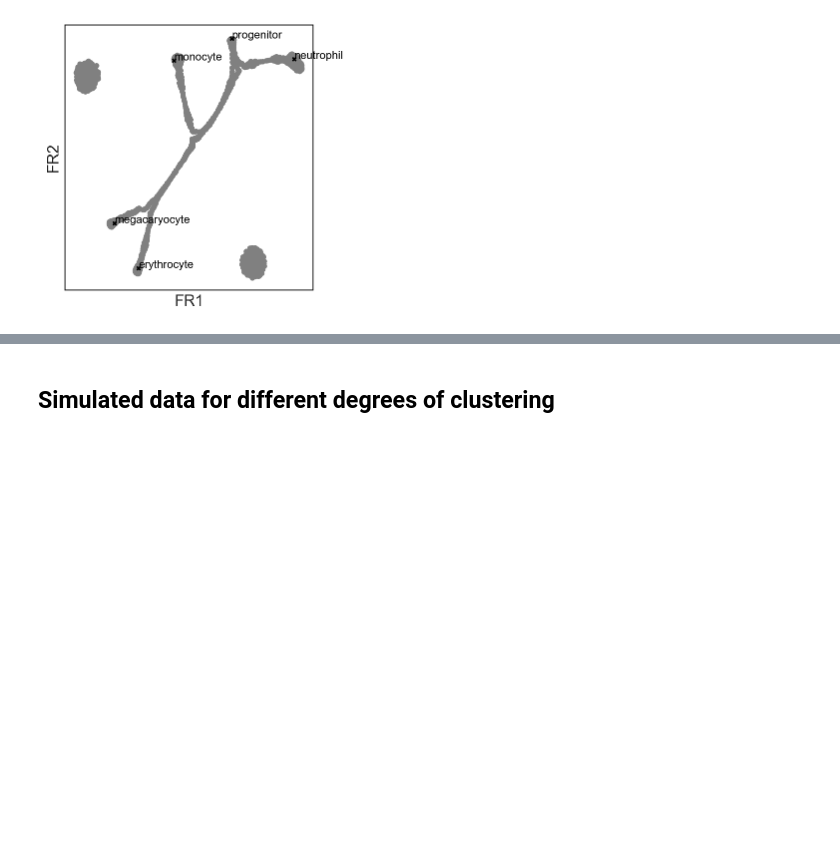
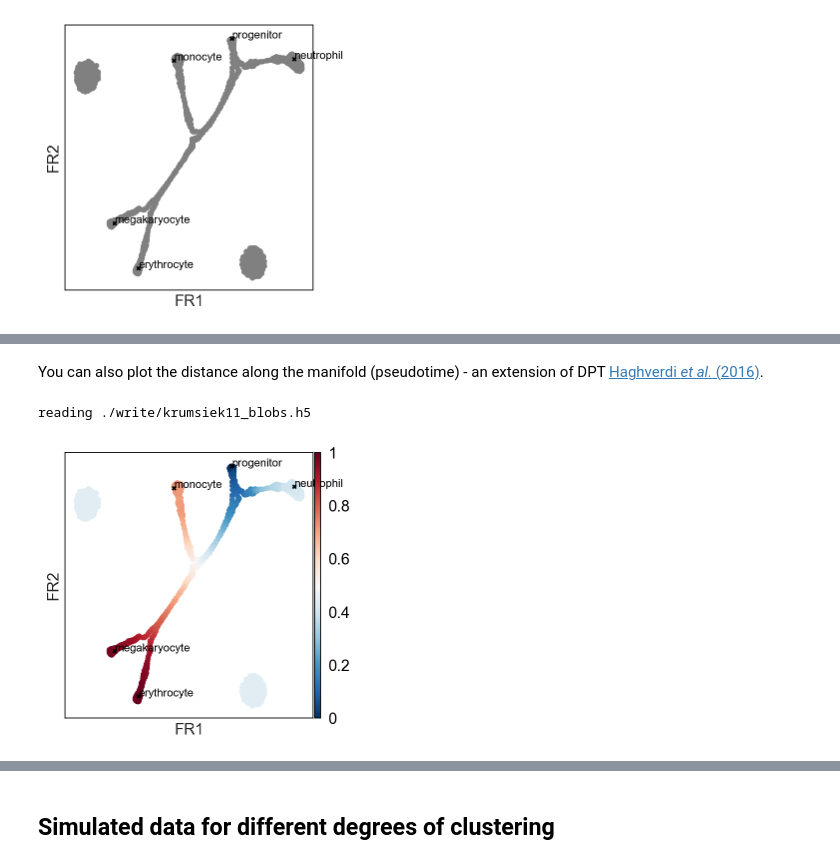
Before and after one commit to theislab/graph_abstraction, a Jupyter notebook: minimal_examples/minimal_examples.ipynb, the cells around one changed output, grey strips where cells are left out. Saved outputs shown, nothing was run; the diff lists cells and outputs as text; code cells hidden in the pictures; blank space fills up the shorter version.

```diff
--- a/minimal_examples/minimal_examples.ipynb
+++ b/minimal_examples/minimal_examples.ipynb
@@ -98,0 +143,8 @@ saving figure to file ./figures/aga.png
+# %% [markdown]
+You can also plot the distance along the manifold (pseudotime) - an extension of DPT [Haghverdi *et al.* (2016)](https://doi.org/10.1038/nmeth.3971).
+# %%
+adata = sc.read('krumsiek11_blobs')
+ax = sc.pl.draw_graph(adata, color='aga_pseudotime', title='', color_map='RdBu_r')
+# %% [output]
+reading ./write/krumsiek11_blobs.h5
+[figure, added]
```
Also changed, not shown: parts of 19 cells of this notebook, 35 other files.
